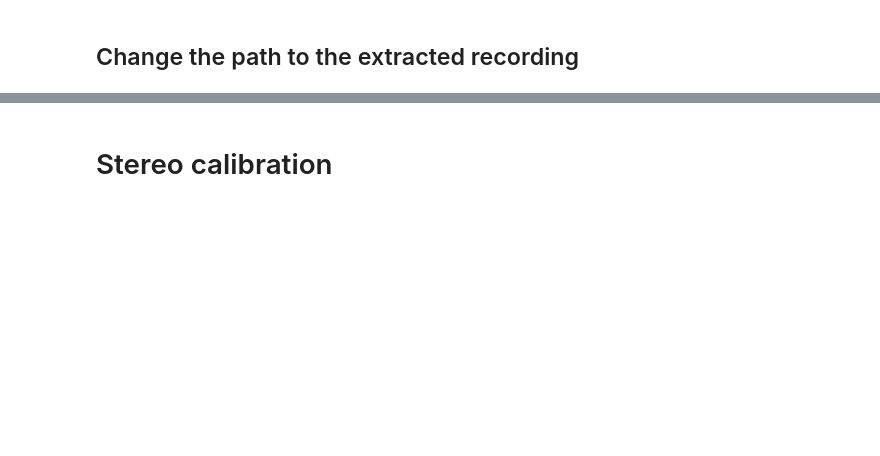
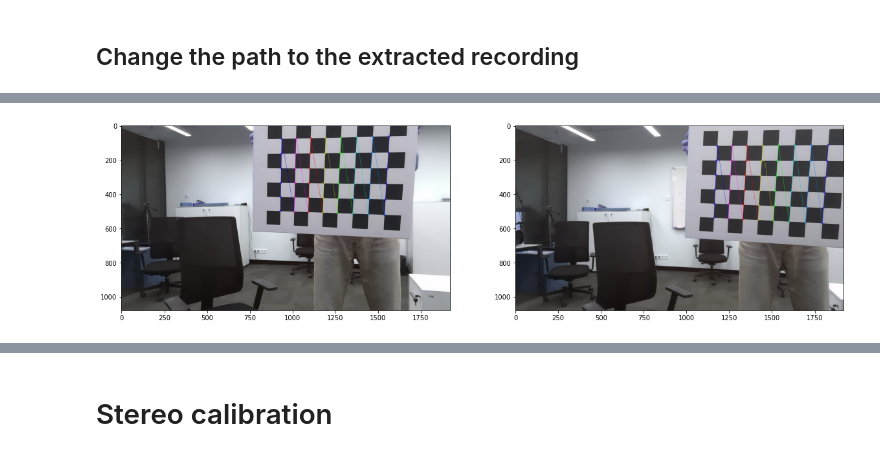
Before and after one commit to azaat/depth-comp, a Jupyter notebook: calibration.ipynb, the cells around one changed output, grey strips where cells are left out. Drawn from its saved outputs; the diff is of its cells as text; code cells hidden in the pictures; blank space fills up the shorter version.

```diff
--- a/calibration.ipynb
+++ b/calibration.ipynb
@@ -14,20 +74,27 @@ path = "../1811calib"
 # %%
-pathL = os.path.join(path, '1')
-pathR = os.path.join(path, '2')
+pathL = os.path.join(path, 'left')
+pathR = os.path.join(path, 'right')
 # %%
-CH_W = 7
-CH_H = 5
-EVERY_NTH_FRAME = 15
-# Square size in mm
-SQUARE_SIZE = 30
+CH_W = 8
+CH_H = 6
+EVERY_NTH_FRAME = 1
+# Square size in m
+SQUARE_SIZE = 0.05
 # Termination criteria for refining the detected corners (taken from openCV docs as reasonable params)
 criteria = (cv2.TERM_CRITERIA_EPS + cv2.TERM_CRITERIA_MAX_ITER, 30, 0.001)
-
-
-objp = np.zeros((CH_H*CH_W,3), np.float32)
-objp[:,:2] = np.mgrid[0:CH_H,0:CH_W].T.reshape(-1,2)
-objp *= SQUARE_SIZE
 # %%
+
+
+objp = np.zeros((CH_H*CH_W,3), np.float32)
+objp[:,:2] = np.mgrid[0:CH_H,0:CH_W].T.reshape(-1,2)
+objp *= SQUARE_SIZE
+
+def read_rotate(path, bw):
+    if (bw == 0):
+        img = cv2.imread(path, 0)
+    else:
+        img = cv2.imread(path, 1)
+    return cv2.rotate(img, cv2.ROTATE_180)
 
 img_ptsL = []
 img_ptsR = []
@@ -38,13 +105,15 @@ with open(os.path.join(path, 'match.csv')) as csvfile:
     csvreader = csv.reader(csvfile, delimiter=',')
     for row in csvreader:
         counter += 1
-        if counter % EVERY_NTH_FRAME == 0:
-            print(f'{pathL}{row[1]}.png')
-            imgL = cv2.imread(os.path.join(pathL, f'{row[2]}.png'))
-            imgR = cv2.imread(os.path.join(pathR, f'{row[1]}.png'))
+        if counter % EVERY_NTH_FRAME == 0 and counter != 1 and abs(int(row[2]) - int(row[1])) < 10000:
+            print(f'{pathL}/{row[2]}.png')
+
+            print(f'{pathR}/{row[2]}.png')
+            imgL = read_rotate(os.path.join(pathL, f'{row[1]}.png'), 1)
+            imgR = read_rotate(os.path.join(pathR, f'{row[2]}.png'), 1)
             print(f'Time difference: {int(row[2]) - int(row[1])} ns')
-            imgL_gray = cv2.imread(os.path.join(pathL, f'{row[2]}.png'),0)
-            imgR_gray = cv2.imread(os.path.join(pathR, f'{row[1]}.png'),0)
+            imgL_gray = read_rotate(os.path.join(pathL, f'{row[1]}.png'),0)
+            imgR_gray = read_rotate(os.path.join(pathR, f'{row[2]}.png'),0)
 
             outputL = imgL.copy()
             outputR = imgR.copy()
@@ -59,10 +128,15 @@ with open(os.path.join(path, 'match.csv')) as csvfile:
 
                 print(f'{cornersL[0]} - {cornersR[0]}')
 
-                anchor_is_bottom = (cornersL[0][0,1] - cornersL[-1][0,1]) > 0
-                is_bottom = (cornersR[0][0,1] - cornersR[-1][0,1]) > 0
 
-#                 if anchor_is_bottom != is_bottom:
+#                     cv2.drawChessboardCorners(outputR,(CH_H,CH_W),cornersR,retR)
+#                     plt.subplot(1,2,1)
+#                     plt.imshow(outputR)
+#                     cv2.drawChessboardCorners(outputL,(CH_H,CH_W),cornersL,retL)
+#                     plt.subplot(1,2,2)
+
+#                     plt.imshow(outputL)
+#                     plt.show()
 #                     print("MISMATCH. HUMAN IS DEAD")
 #                     cornersR = np.flip(cornersR, 0)
 
@@ -75,11 +149,41 @@ with open(os.path.join(path, 'match.csv')) as csvfile:
 #                     plt.imshow(outputL)
 #                     plt.show()
 
+                anchor_is_right = (cornersL[0][0,0] - cornersL[-1][0,0]) > 0
+                is_right = (cornersR[0][0,0] - cornersR[-1][0,0]) > 0
 
+                if anchor_is_right != is_right:
+                    print("AGIAN A MISMATCH. ANOTHER HUMAN IS DEAD")
+                    cornersR = np.flip(cornersR, 0)
+
+                    cv2.drawChessboardCorners(outputR,(CH_H,CH_W),cornersR,retR)
+                    plt.subplot(1,2,1)
+                    plt.imshow(outputR)
+                    cv2.drawChessboardCorners(outputL,(CH_H,CH_W),cornersL,retL)
+                    plt.subplot(1,2,2)
+
+                    plt.imshow(outputL)
+                    plt.show()
+
+                anchor_is_bottom = (cornersL[0][0,1] - cornersL[-1][0,1]) > 0
+                is_bottom = (cornersR[0][0,1] - cornersR[-1][0,1]) > 0
+
+
+                if anchor_is_bottom != is_bottom:
+                    print("WTF!!!!!!!!!!!!!!!!!!!!!!!!!!!")
 
                 img_ptsL.append(cornersL)
                 img_ptsR.append(cornersR)
 
+#                 if counter < 500:
+#                     cv2.drawChessboardCorners(outputR,(CH_H,CH_W),cornersR,retR)
+#                     plt.subplot(1,2,1)
+#                     plt.imshow(outputR)
+#                     cv2.drawChessboardCorners(outputL,(CH_H,CH_W),cornersL,retL)
+#                     plt.subplot(1,2,2)
+
+#                     plt.imshow(outputL)
+#                     plt.show()
 
 # Calibrating left camera
 retL, mtxL, distL, rvecsL, tvecsL = cv2.calibrateCamera(obj_pts,img_ptsL,imgL_gray.shape[::-1],None,None)
@@ -112,0 +217 @@ Time difference: -36750 ns
+[figure, added]
```
Also changed, not shown: parts of 21 cells of this notebook, 30 other files.
